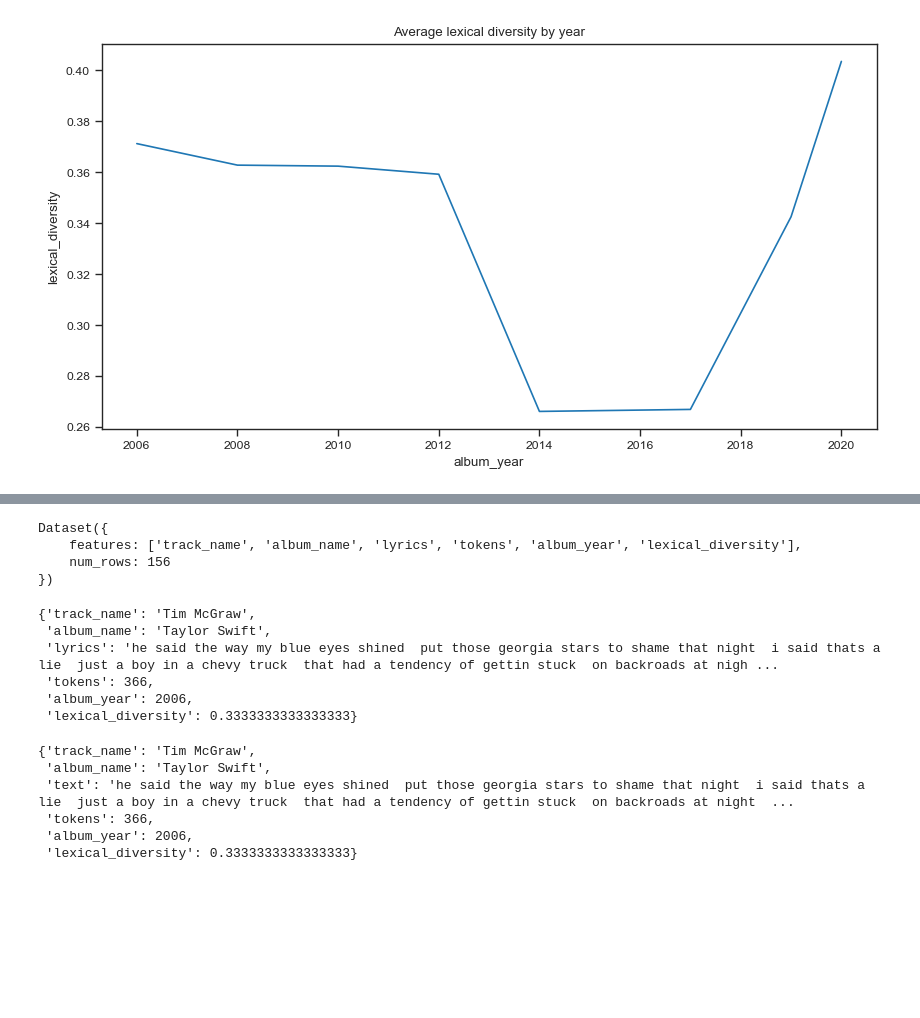
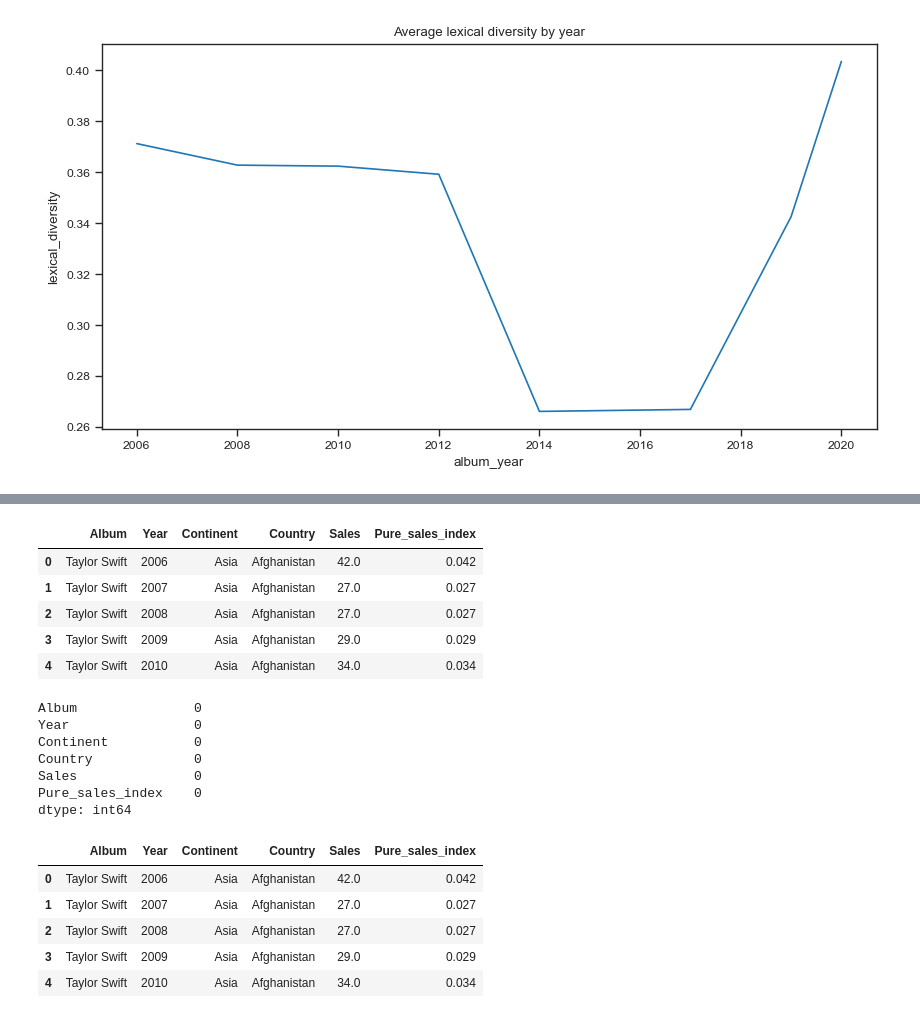
Before and after one commit to Elsword016/Story_in_pixels, a Jupyter notebook: Taylor_Swift_lyrics/taylor_swift_gemma.ipynb, the cells around one changed output, grey strips where cells are left out. Saved outputs shown, nothing was run; the diff lists cells and outputs as text; code cells hidden in the pictures; blank space fills up the shorter version.

```diff
--- a/Taylor_Swift_lyrics/taylor_swift_gemma.ipynb
+++ b/Taylor_Swift_lyrics/taylor_swift_gemma.ipynb
@@ -396,28 +466,0 @@ lyrics_dataset = Dataset.from_pandas(lyrics_df)
-# %%
-lyrics_dataset
-# %% [output]
-Dataset({
-    features: ['track_name', 'album_name', 'lyrics', 'tokens', 'album_year', 'lexical_diversity'],
-    num_rows: 156
-})
-# %%
-lyrics_dataset[0]
-# %% [output]
-{'track_name': 'Tim McGraw',
- 'album_name': 'Taylor Swift',
- 'lyrics': 'he said the way my blue eyes shined  put those georgia stars to shame that night  i said thats a lie  just a boy in a chevy truck  that had a tendency of gettin stuck  on backroads at nigh ...
- 'tokens': 366,
- 'album_year': 2006,
- 'lexical_diversity': 0.3333333333333333}
-# %%
-#rename the lyrics column to text
-lyrics_dataset = lyrics_dataset.rename_column('lyrics','text')
-
-lyrics_dataset[0]
-# %% [output]
-{'track_name': 'Tim McGraw',
- 'album_name': 'Taylor Swift',
- 'text': 'he said the way my blue eyes shined  put those georgia stars to shame that night  i said thats a lie  just a boy in a chevy truck  that had a tendency of gettin stuck  on backroads at night  ...
- 'tokens': 366,
- 'album_year': 2006,
- 'lexical_diversity': 0.3333333333333333}
@@ -425,0 +467,11 @@ lyrics_df.to_csv('lyrics.csv',index=False)
+# %%
+#album sales
+sales = pd.read_csv('albumsales.csv')
+sales.head()
+# %% [output]
+|  | Album | Year | Continent | Country | Sales | Pure_sales_index |
+| 0 | Taylor Swift | 2006 | Asia | Afghanistan | 42.0 | 0.042 |
+| 1 | Taylor Swift | 2007 | Asia | Afghanistan | 27.0 | 0.027 |
+| 2 | Taylor Swift | 2008 | Asia | Afghanistan | 27.0 | 0.027 |
+| 3 | Taylor Swift | 2009 | Asia | Afghanistan | 29.0 | 0.029 |
+| 4 | Taylor Swift | 2010 | Asia | Afghanistan | 34.0 | 0.034 |
@@ -425,0 +481,10 @@ lyrics_df.to_csv('lyrics.csv',index=False)
+# %%
+sales.isna().sum()
+# %% [output]
+Album               0
+Year                0
+Continent           0
+Country             0
+Sales               0
+Pure_sales_index    0
+dtype: int64
@@ -425,0 +493,9 @@ lyrics_df.to_csv('lyrics.csv',index=False)
+# %%
+sales.head()
+# %% [output]
+|  | Album | Year | Continent | Country | Sales | Pure_sales_index |
+| 0 | Taylor Swift | 2006 | Asia | Afghanistan | 42.0 | 0.042 |
+| 1 | Taylor Swift | 2007 | Asia | Afghanistan | 27.0 | 0.027 |
+| 2 | Taylor Swift | 2008 | Asia | Afghanistan | 27.0 | 0.027 |
+| 3 | Taylor Swift | 2009 | Asia | Afghanistan | 29.0 | 0.029 |
+| 4 | Taylor Swift | 2010 | Asia | Afghanistan | 34.0 | 0.034 |
```
Also changed, not shown: parts of 30 cells of this notebook.
